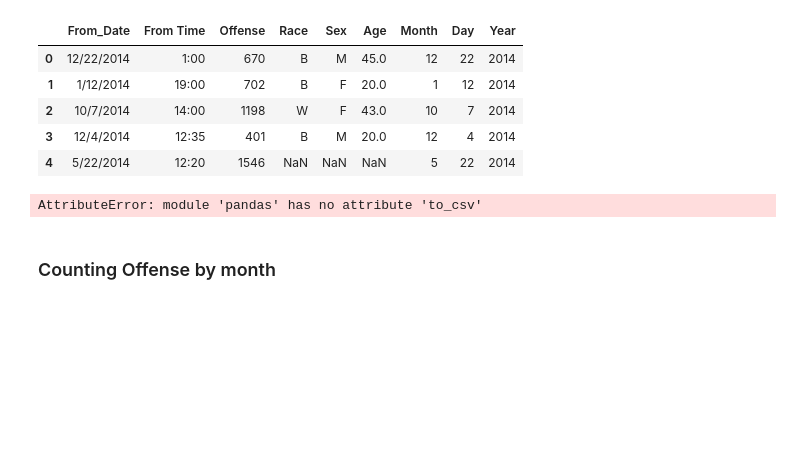
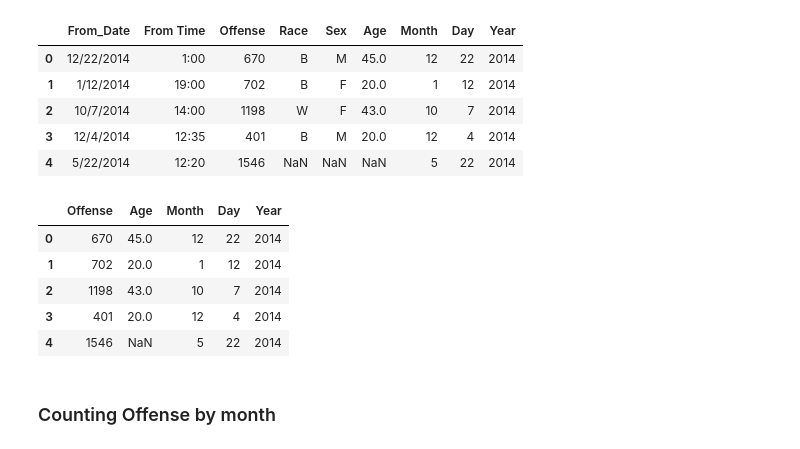
Before and after one commit to sashabridges/DowntownData, a Jupyter notebook: r2.ipynb, the cells around one changed output. Saved outputs shown, nothing was run; the diff lists cells and outputs as text; code cells hidden in the pictures; blank space fills up the shorter version.

Commit message:
added df_offense_month_2014.csv

```diff
--- a/r2.ipynb
+++ b/r2.ipynb
@@ -376,11 +376,17 @@ df_crime.head()
 | 3 | 12/4/2014 | 12:35 | 401 | B | M | 20.0 | 12 | 4 | 2014 |
 | 4 | 5/22/2014 | 12:20 | 1546 | NaN | NaN | NaN | 5 | 22 | 2014 |
 # %%
-df_crime_month_offense = df_crime[['Offense', '']]
+df_crime_month_offense = df_crime[['Offense', 'Age', 'Month', 'Day', 'Year']]
+df_crime_month_offense.head()
+# %% [output]
+|  | Offense | Age | Month | Day | Year |
+| 0 | 670 | 45.0 | 12 | 22 | 2014 |
+| 1 | 702 | 20.0 | 1 | 12 | 2014 |
+| 2 | 1198 | 43.0 | 10 | 7 | 2014 |
+| 3 | 401 | 20.0 | 12 | 4 | 2014 |
+| 4 | 1546 | NaN | 5 | 22 | 2014 |
 # %%
-.to_csv(df_offense_month_2014)
+df_crime_month_offense.to_csv('df_offense_month_2014')
-# %% [output]
-AttributeError: module 'pandas' has no attribute 'to_csv'
 # %% [markdown]
 ### Counting Offense by month
 # %%
```
Also changed, not shown: 1 other file.
